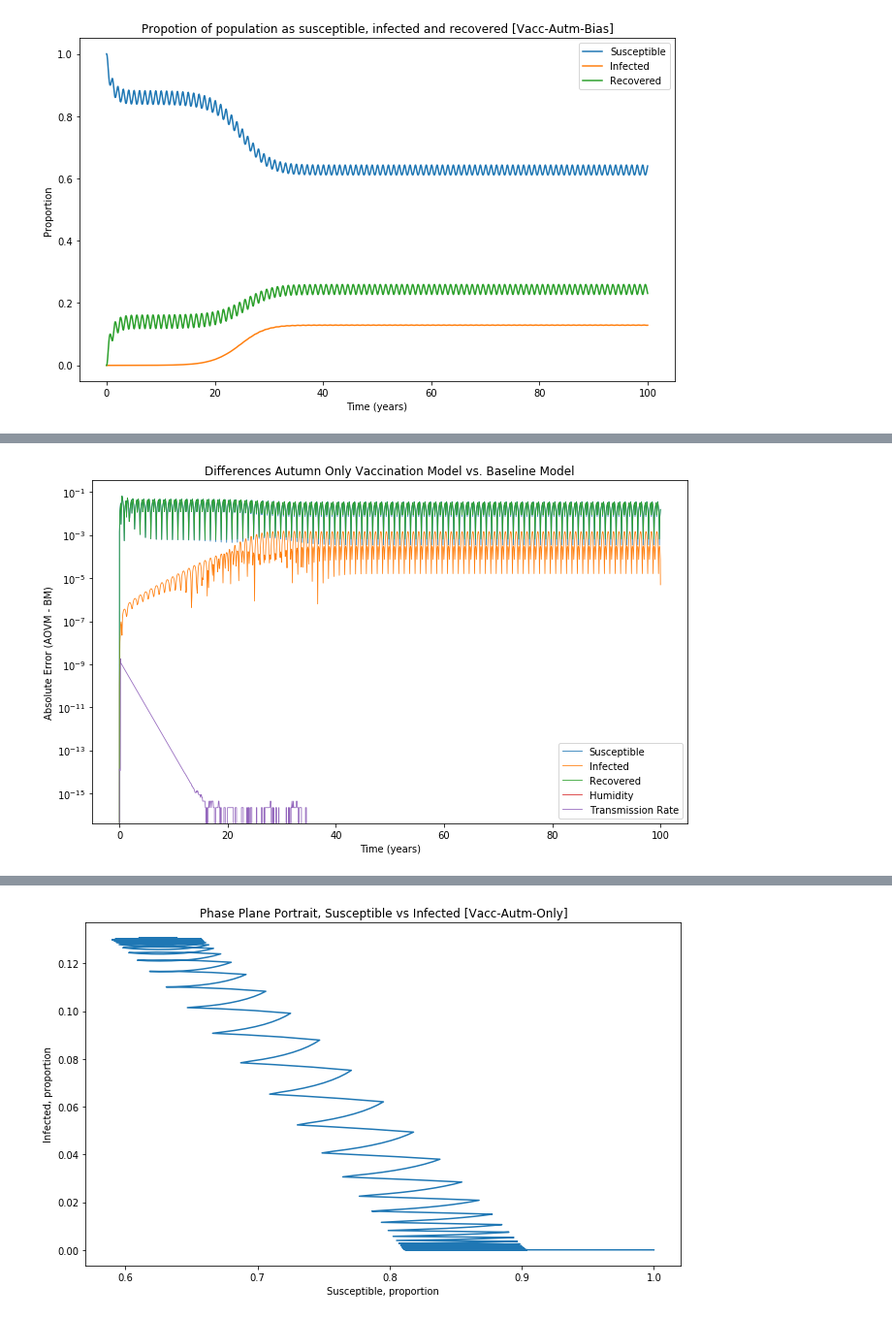
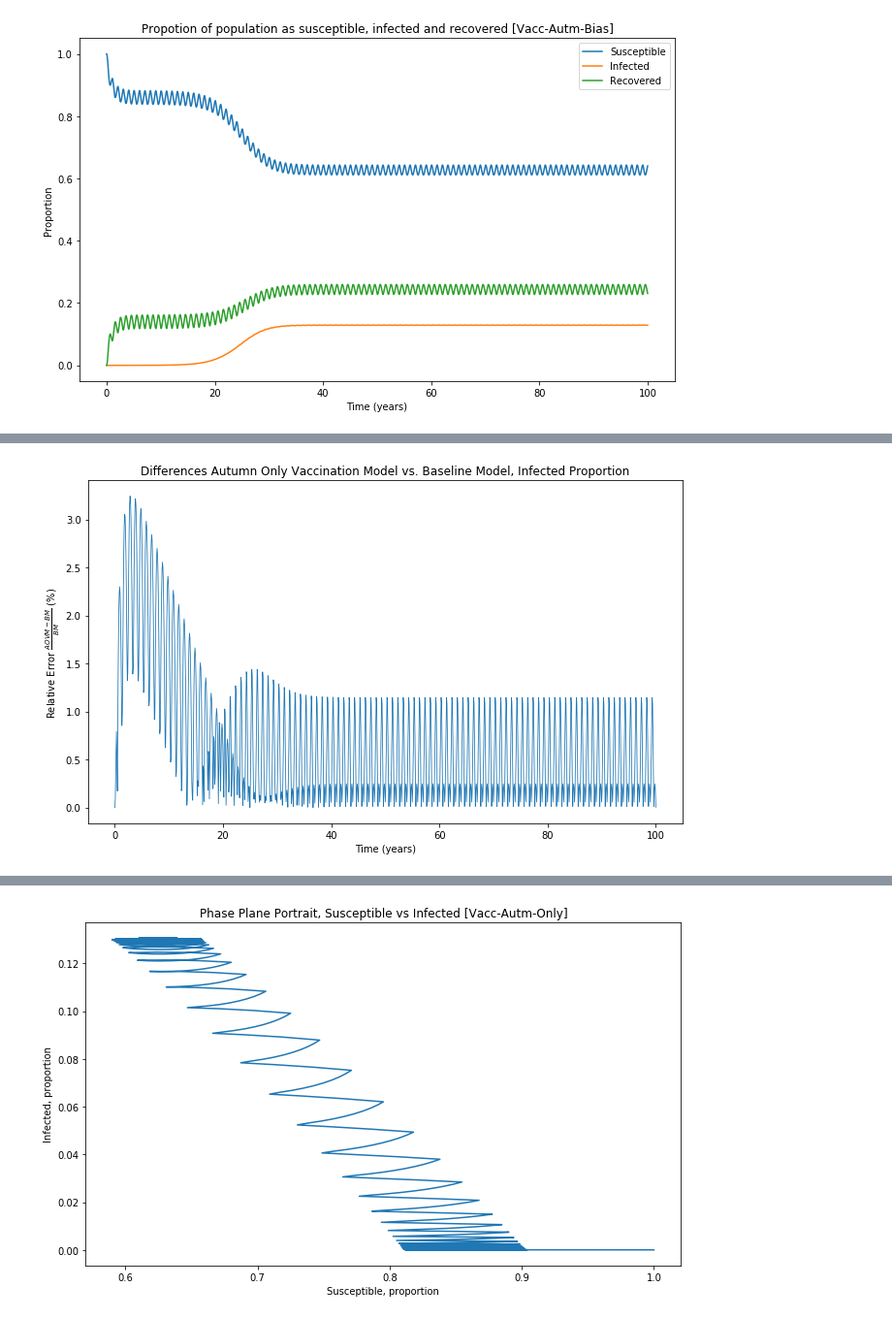
Before and after one commit to dwu402/self-harm, a Jupyter notebook: climate_forward.ipynb, the cells around one changed output, grey strips where cells are left out. Shown at 97% size. Cells and saved outputs as stored; diff of their text form; code cells hidden in the pictures.

```diff
--- a/climate_forward.ipynb
+++ b/climate_forward.ipynb
@@ -287,11 +304,10 @@ plt.ylabel("Proportion");
 # %%
 plt.figure()
-plt.semilogy(T3, np.abs((solution_an.sol(T3) - solution_ve0.y).T), linewidth=0.8)
-plt.legend(["Susceptible", "Infected", "Recovered", "Humidity", "Transmission Rate"])
-plt.title("Differences Autumn Only Vaccination Model vs. Baseline Model")
-plt.ylabel("Absolute Error (AOVM - BM)")
+plt.plot(T3, 100*np.abs(((solution_an.sol(T3) - solution_ve0.y)/solution_an.sol(T3))[1].T), linewidth=0.8)
+plt.title("Differences Autumn Only Vaccination Model vs. Baseline Model, Infected Proportion")
+plt.ylabel(r"Relative Error $\frac{AOVM - BM}{BM}$ (%)")
 plt.xlabel("Time (years)");
 # %% [output]
-[figure, old version]
+[figure, new version]
 # %%
 plt.figure()
```
Also changed, not shown: parts of 16 cells of this notebook.
